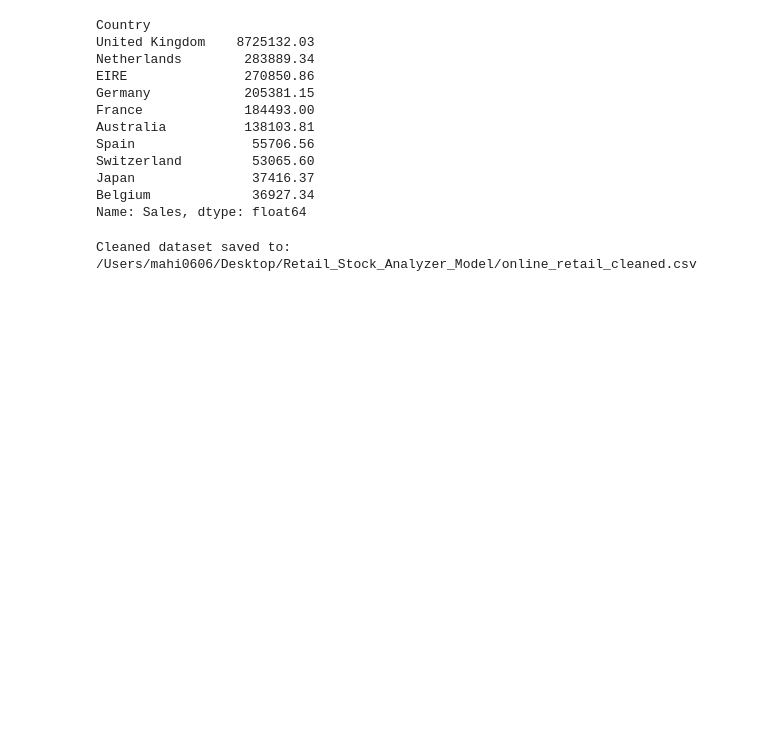
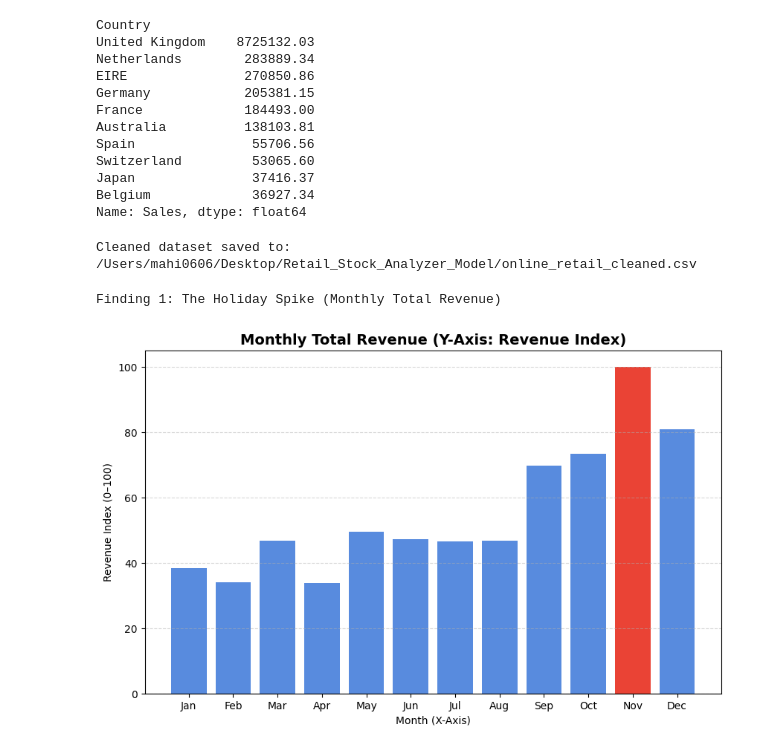
Before and after one commit to Mahi0606/Retail_Stock_Analyzer_Model, a Jupyter notebook: data_cleaning_preprocessing.ipynb, the cells around one changed output. Drawn from its saved outputs; the diff is of its cells as text; code cells hidden in the pictures; blank space fills up the shorter version.

Commit message:
Added monthly total revenue graph and Top Countries by Revenue Graph

```diff
--- a/data_cleaning_preprocessing.ipynb
+++ b/data_cleaning_preprocessing.ipynb
@@ -391,3 +391,39 @@ Japan               37416.37
 Belgium             36927.34
 Name: Sales, dtype: float64
 Cleaned dataset saved to: /Users/mahi0606/Desktop/Retail_Stock_Analyzer_Model/online_retail_cleaned.csv
+# %%
+# --- 1️⃣ Monthly Total Revenue Analysis ---
+print("Finding 1: The Holiday Spike (Monthly Total Revenue)\n")
+
+
+# Create a new 'Revenue' column if not already created
+df['Revenue'] = df['Quantity'] * df['UnitPrice']
+
+# Extract Year-Month for grouping
+df['YearMonth'] = df['InvoiceDate'].dt.to_period('M')
+
+# Group by month and sum revenue
+monthly_revenue = (
+    df.groupby(df['InvoiceDate'].dt.month)['Revenue']
+    .sum()
+    .sort_index()
+)
+
+# Normalize for relative comparison
+monthly_revenue_index = (monthly_revenue / monthly_revenue.max()) * 100
+
+plt.figure(figsize=(10, 6))
+sns.barplot(x=monthly_revenue_index.index, y=monthly_revenue_index.values, color="#4285F4")
+
+# Highlight November (month = 11) in red
+plt.bar(11 - 1, monthly_revenue_index.loc[11], color="#EA4335")
+
+plt.title("Monthly Total Revenue (Y-Axis: Revenue Index)", fontsize=14, fontweight='bold')
+plt.xlabel("Month (X-Axis)")
+plt.ylabel("Revenue Index (0–100)")
+plt.xticks(range(0, 12), ['Jan','Feb','Mar','Apr','May','Jun','Jul','Aug','Sep','Oct','Nov','Dec'])
+plt.grid(axis='y', linestyle='--', alpha=0.5)
+plt.show()
+# %% [output]
+Finding 1: The Holiday Spike (Monthly Total Revenue)
+[figure, added]
```
Also changed, not shown: parts of 1 cell of this notebook.
